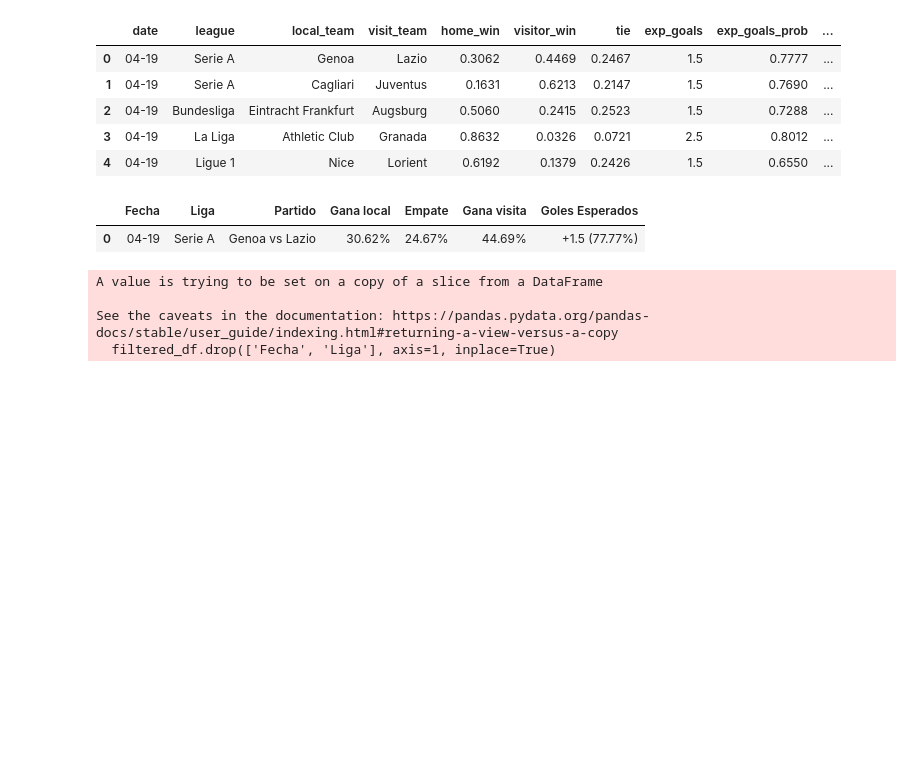
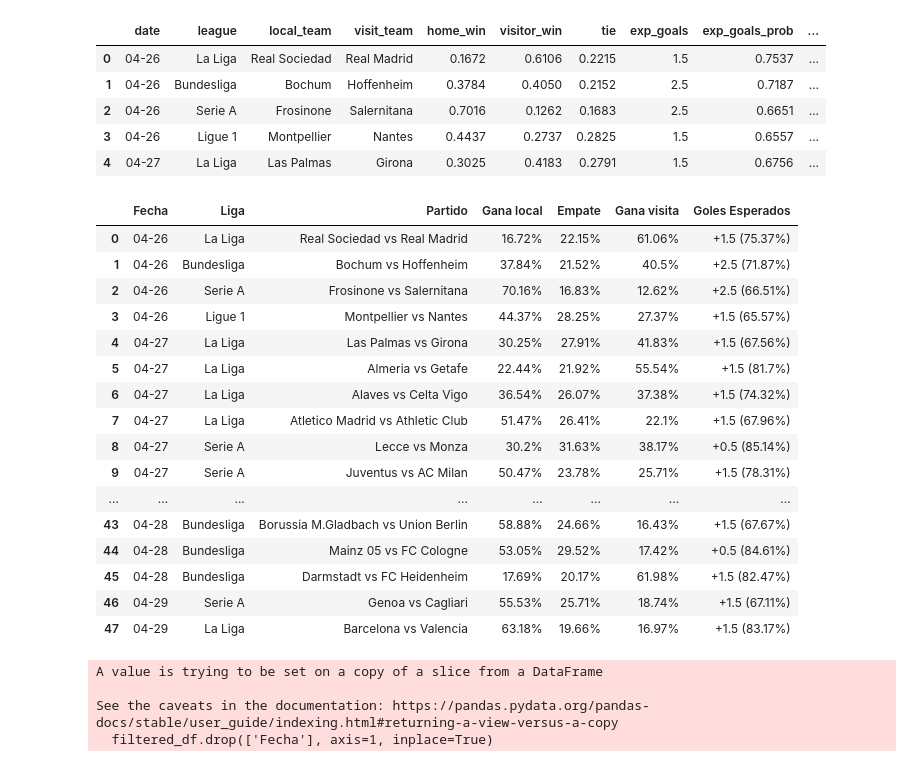
Before and after one commit to danielAcl9/FootballFuturology, a Jupyter notebook: table_graphication.ipynb, the cells around one changed output. Drawn from its saved outputs; the diff is of its cells as text; code cells hidden in the pictures; blank space fills up the shorter version.

```diff
--- a/table_graphication.ipynb
+++ b/table_graphication.ipynb
@@ -4,44 +4,63 @@ import pandas as pd
 # %%
 #Obtain original data
 
-df = pd.read_csv('dfPrint_semana4.csv')
+df = pd.read_csv('dfPrint_semana5.csv')
 data = df
 df.drop('Unnamed: 0', axis=1, inplace=True)
 df.head(5)
 # %% [output]
 |  | date | league | local_team | visit_team | home_win | visitor_win | tie | exp_goals | exp_goals_prob | ... |
-| 0 | 04-19 | Serie A | Genoa | Lazio | 0.3062 | 0.4469 | 0.2467 | 1.5 | 0.7777 | ... |
-| 1 | 04-19 | Serie A | Cagliari | Juventus | 0.1631 | 0.6213 | 0.2147 | 1.5 | 0.7690 | ... |
-| 2 | 04-19 | Bundesliga | Eintracht Frankfurt | Augsburg | 0.5060 | 0.2415 | 0.2523 | 1.5 | 0.7288 | ... |
-| 3 | 04-19 | La Liga | Athletic Club | Granada | 0.8632 | 0.0326 | 0.0721 | 2.5 | 0.8012 | ... |
-| 4 | 04-19 | Ligue 1 | Nice | Lorient | 0.6192 | 0.1379 | 0.2426 | 1.5 | 0.6550 | ... |
+| 0 | 04-26 | La Liga | Real Sociedad | Real Madrid | 0.1672 | 0.6106 | 0.2215 | 1.5 | 0.7537 | ... |
+| 1 | 04-26 | Bundesliga | Bochum | Hoffenheim | 0.3784 | 0.4050 | 0.2152 | 2.5 | 0.7187 | ... |
+| 2 | 04-26 | Serie A | Frosinone | Salernitana | 0.7016 | 0.1262 | 0.1683 | 2.5 | 0.6651 | ... |
+| 3 | 04-26 | Ligue 1 | Montpellier | Nantes | 0.4437 | 0.2737 | 0.2825 | 1.5 | 0.6557 | ... |
+| 4 | 04-27 | La Liga | Las Palmas | Girona | 0.3025 | 0.4183 | 0.2791 | 1.5 | 0.6756 | ... |
 # %%
 # Rewrite data in the style for the publication
 
 df2 = pd.DataFrame()
 
 df2['Fecha'] = df['date']
 df2['Liga'] = df['league']
 df2['Partido'] = df['local_team'] + ' vs ' + df['visit_team']
 
 df2['Gana local'] = (df['home_win']*100).round(2).apply(lambda x: f"{x}%")
 df2['Empate'] = (df['tie']*100).round(2).apply(lambda x: f"{x}%")
 df2['Gana visita'] = (df['visitor_win']*100).round(2).apply(lambda x: f"{x}%")
 
 df2['Goles Esperados'] = '+' + df['exp_goals'].astype(str) +' (' + (df['exp_goals_prob']*100).round(2).apply(lambda x: f"{x}%") + ')'
-df2.head(1)
+df2
 # %% [output]
 |  | Fecha | Liga | Partido | Gana local | Empate | Gana visita | Goles Esperados |
-| 0 | 04-19 | Serie A | Genoa vs Lazio | 30.62% | 24.67% | 44.69% | +1.5 (77.77%) |
+| 0 | 04-26 | La Liga | Real Sociedad vs Real Madrid | 16.72% | 22.15% | 61.06% | +1.5 (75.37%) |
+| 1 | 04-26 | Bundesliga | Bochum vs Hoffenheim | 37.84% | 21.52% | 40.5% | +2.5 (71.87%) |
+| 2 | 04-26 | Serie A | Frosinone vs Salernitana | 70.16% | 16.83% | 12.62% | +2.5 (66.51%) |
+| 3 | 04-26 | Ligue 1 | Montpellier vs Nantes | 44.37% | 28.25% | 27.37% | +1.5 (65.57%) |
+| 4 | 04-27 | La Liga | Las Palmas vs Girona | 30.25% | 27.91% | 41.83% | +1.5 (67.56%) |
+| 5 | 04-27 | La Liga | Almeria vs Getafe | 22.44% | 21.92% | 55.54% | +1.5 (81.7%) |
+| 6 | 04-27 | La Liga | Alaves vs Celta Vigo | 36.54% | 26.07% | 37.38% | +1.5 (74.32%) |
+| 7 | 04-27 | La Liga | Atletico Madrid vs Athletic Club | 51.47% | 26.41% | 22.1% | +1.5 (67.96%) |
+| 8 | 04-27 | Serie A | Lecce vs Monza | 30.2% | 31.63% | 38.17% | +0.5 (85.14%) |
+| 9 | 04-27 | Serie A | Juventus vs AC Milan | 50.47% | 23.78% | 25.71% | +1.5 (78.31%) |
+| ... | ... | ... | ... | ... | ... | ... | ... |
+| 43 | 04-28 | Bundesliga | Borussia M.Gladbach vs Union Berlin | 58.88% | 24.66% | 16.43% | +1.5 (67.67%) |
+| 44 | 04-28 | Bundesliga | Mainz 05 vs FC Cologne | 53.05% | 29.52% | 17.42% | +0.5 (84.61%) |
+| 45 | 04-28 | Bundesliga | Darmstadt vs FC Heidenheim | 17.69% | 20.17% | 61.98% | +1.5 (82.47%) |
+| 46 | 04-29 | Serie A | Genoa vs Cagliari | 55.53% | 25.71% | 18.74% | +1.5 (67.11%) |
+| 47 | 04-29 | La Liga | Barcelona vs Valencia | 63.18% | 19.66% | 16.97% | +1.5 (83.17%) |
 # %%
 # Filter the dataframe based on conditions
-filtered_df = df2[(df2['Fecha'] == '04-20') & (df2['Liga'] == 'Bundesliga')]
-filtered_df.drop(['Fecha', 'Liga'], axis=1, inplace=True)
+filtered_df = df2[(df2['Fecha'] == '04-29')]
+
+# & (df2['Liga'] == 'Bundesliga')
+
+
+filtered_df.drop(['Fecha'], axis=1, inplace=True)
 # %% [output]
 A value is trying to be set on a copy of a slice from a DataFrame
 
 See the caveats in the documentation: https://pandas.pydata.org/pandas-docs/stable/user_guide/indexing.html#returning-a-view-versus-a-copy
-  filtered_df.drop(['Fecha', 'Liga'], axis=1, inplace=True)
+  filtered_df.drop(['Fecha'], axis=1, inplace=True)
 # %%
 # Create a matplotlib table
 fig, ax = plt.subplots(figsize=(1, len(filtered_df) * 0.5))
```
Also changed, not shown: parts of 1 cell of this notebook, 1 other file.
